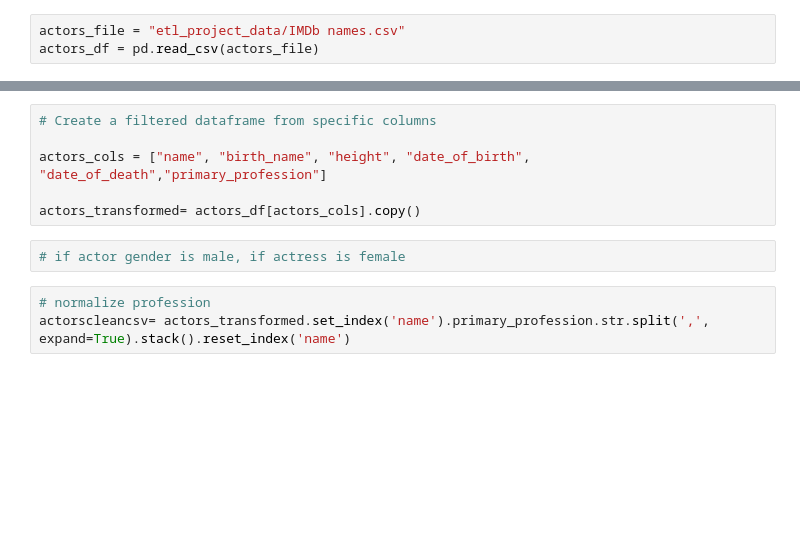
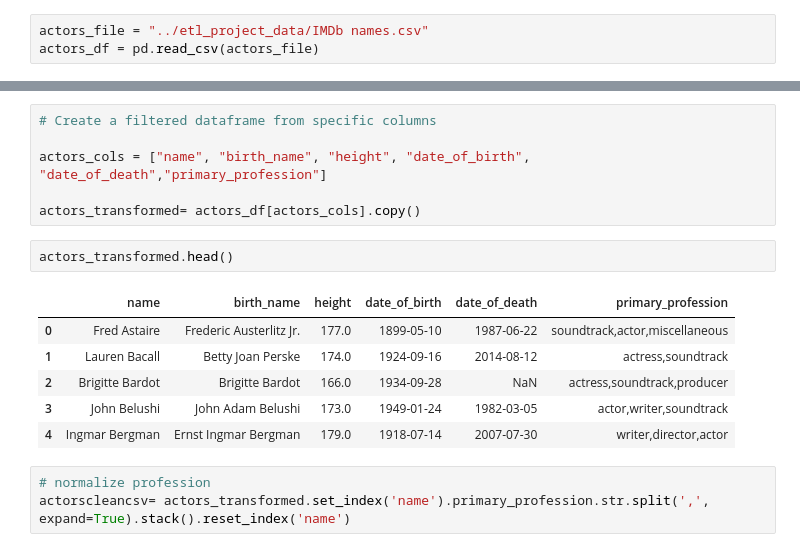
Before and after one commit to eriklockwood/team1_etl_project, a Jupyter notebook: etl_actor.ipynb, the cells around one changed output, grey strips where cells are left out. Cells and saved outputs as stored; diff of their text form; blank space fills up the shorter version.

```diff
--- a/etl_actor.ipynb
+++ b/etl_actor.ipynb
@@ -5,7 +5,7 @@ from secret import username, password
 # %% [markdown]
 ### Extract CSVs into DataFrames
 # %%
-actors_file = "etl_project_data/IMDb names.csv"
+actors_file = "../etl_project_data/IMDb names.csv"
 actors_df = pd.read_csv(actors_file)
 # %%
 actors_df.info()
@@ -35,8 +35,15 @@ memory usage: 26.8+ MB
 actors_cols = ["name", "birth_name", "height", "date_of_birth", "date_of_death","primary_profession"]
 
 actors_transformed= actors_df[actors_cols].copy()
-# %%
-# if actor gender is male, if actress is female
+# %%
+actors_transformed.head()
+# %% [output]
+|  | name | birth_name | height | date_of_birth | date_of_death | primary_profession |
+| 0 | Fred Astaire | Frederic Austerlitz Jr. | 177.0 | 1899-05-10 | 1987-06-22 | soundtrack,actor,miscellaneous |
+| 1 | Lauren Bacall | Betty Joan Perske | 174.0 | 1924-09-16 | 2014-08-12 | actress,soundtrack |
+| 2 | Brigitte Bardot | Brigitte Bardot | 166.0 | 1934-09-28 | NaN | actress,soundtrack,producer |
+| 3 | John Belushi | John Adam Belushi | 173.0 | 1949-01-24 | 1982-03-05 | actor,writer,soundtrack |
+| 4 | Ingmar Bergman | Ernst Ingmar Bergman | 179.0 | 1918-07-14 | 2007-07-30 | writer,director,actor |
 # %%
 # normalize profession
 actorscleancsv= actors_transformed.set_index('name').primary_profession.str.split(',', expand=True).stack().reset_index('name')
```
Also changed, not shown: parts of 14 cells of this notebook, 2 other files.
